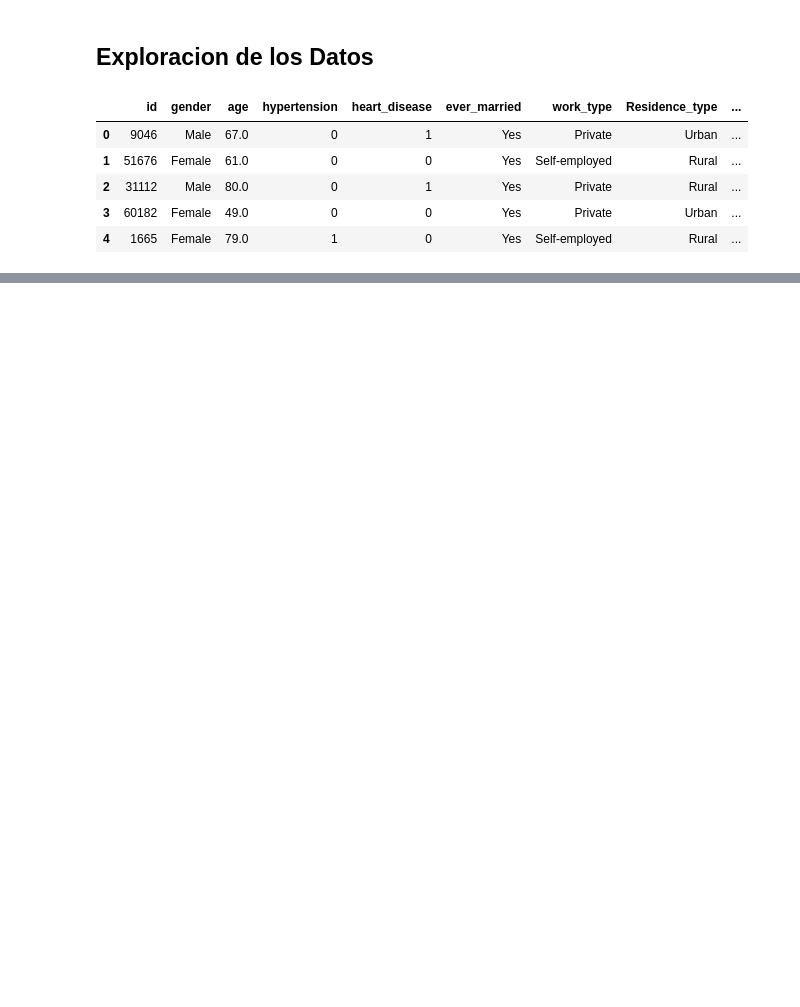
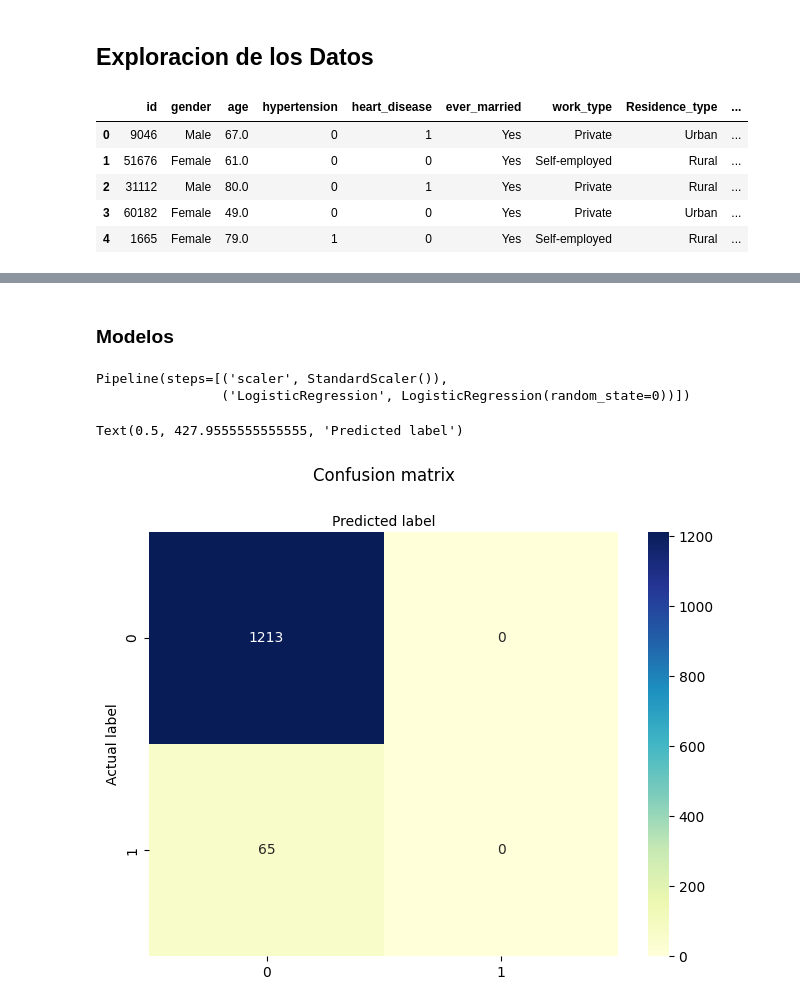
Before and after one commit to aliz378/Stoke-prediciton, a Jupyter notebook: Project/Stroke_prediction.ipynb, the cells around one changed output, grey strips where cells are left out. Cells and saved outputs as stored; diff of their text form; code cells hidden in the pictures; blank space fills up the shorter version.

Commit message:
EDA and logistic regression

```diff
--- a/Project/Stroke_prediction.ipynb
+++ b/Project/Stroke_prediction.ipynb
@@ -20,0 +100,8 @@ df.head()
+# %%
+df.gender = df.gender.astype("category").cat.codes
+df.ever_married = df.ever_married.astype("category").cat.codes
+df.work_type = df.work_type.astype("category").cat.codes
+df.Residence_type = df.Residence_type.astype("category").cat.codes
+df.smoking_status = df.smoking_status.astype("category").cat.codes
+
+df.head()
@@ -20,0 +148,33 @@ df.head()
+# %% [markdown]
+### Modelos
+# %%
+X = df.drop(['stroke'], axis=1)
+X = pd.DataFrame(StandardScaler().fit_transform(X))
+y = df.stroke
+
+x_train, x_test, y_train, y_test = train_test_split(X, y, test_size=0.25, random_state=0)
+# %%
+logisticRModel = Pipeline([("scaler", StandardScaler()), ("LogisticRegression", LogisticRegression(random_state=0))])
+logisticRModel.fit(x_train, y_train)
+# %% [output]
+Pipeline(steps=[('scaler', StandardScaler()),
+                ('LogisticRegression', LogisticRegression(random_state=0))])
+# %%
+y_pred = logisticRModel.predict(x_test)
+cnf_matrix = confusion_matrix(y_test, y_pred)
+
+class_names=[0,1] # name  of classes
+fig, ax = plt.subplots()
+tick_marks = np.arange(len(class_names))
+plt.xticks(tick_marks, class_names)
+plt.yticks(tick_marks, class_names)
+# create heatmap
+sns.heatmap(pd.DataFrame(cnf_matrix), annot=True, cmap="YlGnBu" ,fmt='g')
+ax.xaxis.set_label_position("top")
+plt.tight_layout()
+plt.title('Confusion matrix', y=1.1)
+plt.ylabel('Actual label')
+plt.xlabel('Predicted label')
+# %% [output]
+Text(0.5, 427.9555555555555, 'Predicted label')
+[figure, added]
```
Also changed, not shown: parts of 10 cells of this notebook, 3 other files.
